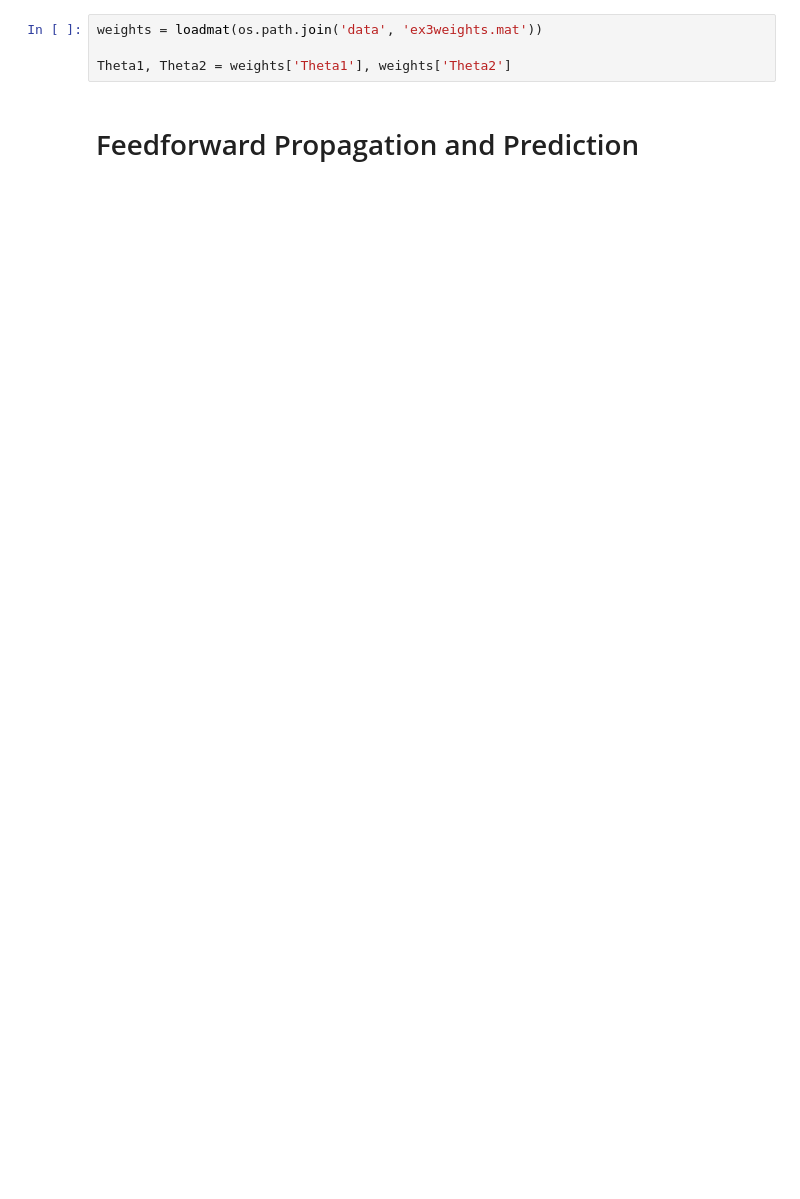
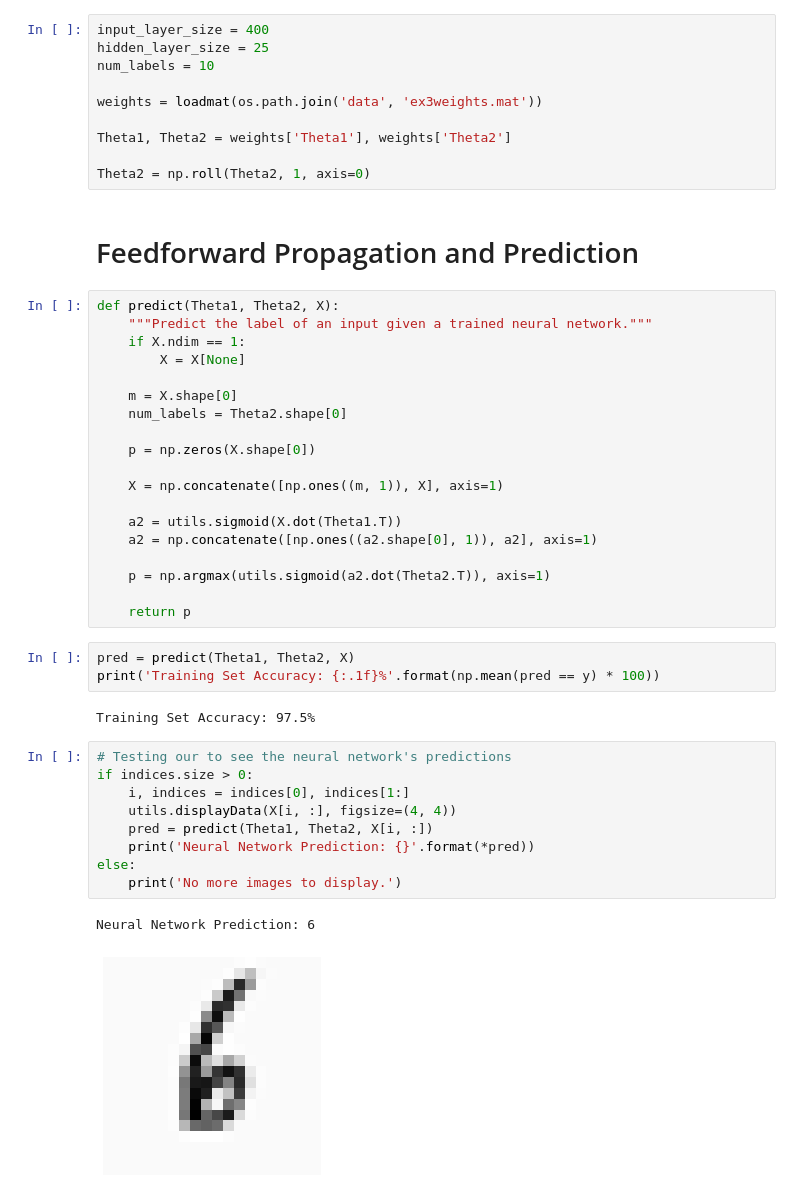
Before and after one commit to tabaddor/Machine-Learning, a Jupyter notebook: CourseraML/ex3/ex3.ipynb, the cells around one changed output. Saved outputs shown, nothing was run; the diff lists cells and outputs as text; blank space fills up the shorter version.

```diff
--- a/CourseraML/ex3/ex3.ipynb
+++ b/CourseraML/ex3/ex3.ipynb
@@ -168,6 +168,48 @@ utils.displayData(sel)
 # %%
+input_layer_size = 400
+hidden_layer_size = 25
+num_labels = 10
+
 weights = loadmat(os.path.join('data', 'ex3weights.mat'))
 
 Theta1, Theta2 = weights['Theta1'], weights['Theta2']
+
+Theta2 = np.roll(Theta2, 1, axis=0)
 # %% [markdown]
 # Feedforward Propagation and Prediction
+# %%
+def predict(Theta1, Theta2, X):
+    """Predict the label of an input given a trained neural network."""
+    if X.ndim == 1:
+        X = X[None]
+
+    m = X.shape[0]
+    num_labels = Theta2.shape[0]
+
+    p = np.zeros(X.shape[0])
+
+    X = np.concatenate([np.ones((m, 1)), X], axis=1)
+
+    a2 = utils.sigmoid(X.dot(Theta1.T))
+    a2 = np.concatenate([np.ones((a2.shape[0], 1)), a2], axis=1)
+
+    p = np.argmax(utils.sigmoid(a2.dot(Theta2.T)), axis=1)
+
+    return p
+# %%
+pred = predict(Theta1, Theta2, X)
+print('Training Set Accuracy: {:.1f}%'.format(np.mean(pred == y) * 100))
+# %% [output]
+Training Set Accuracy: 97.5%
+# %%
+# Testing our to see the neural network's predictions
+if indices.size > 0:
+    i, indices = indices[0], indices[1:]
+    utils.displayData(X[i, :], figsize=(4, 4))
+    pred = predict(Theta1, Theta2, X[i, :])
+    print('Neural Network Prediction: {}'.format(*pred))
+else:
+    print('No more images to display.')
+# %% [output]
+Neural Network Prediction: 6
+[figure, added]
```
Also changed, not shown: parts of 3 cells of this notebook.
